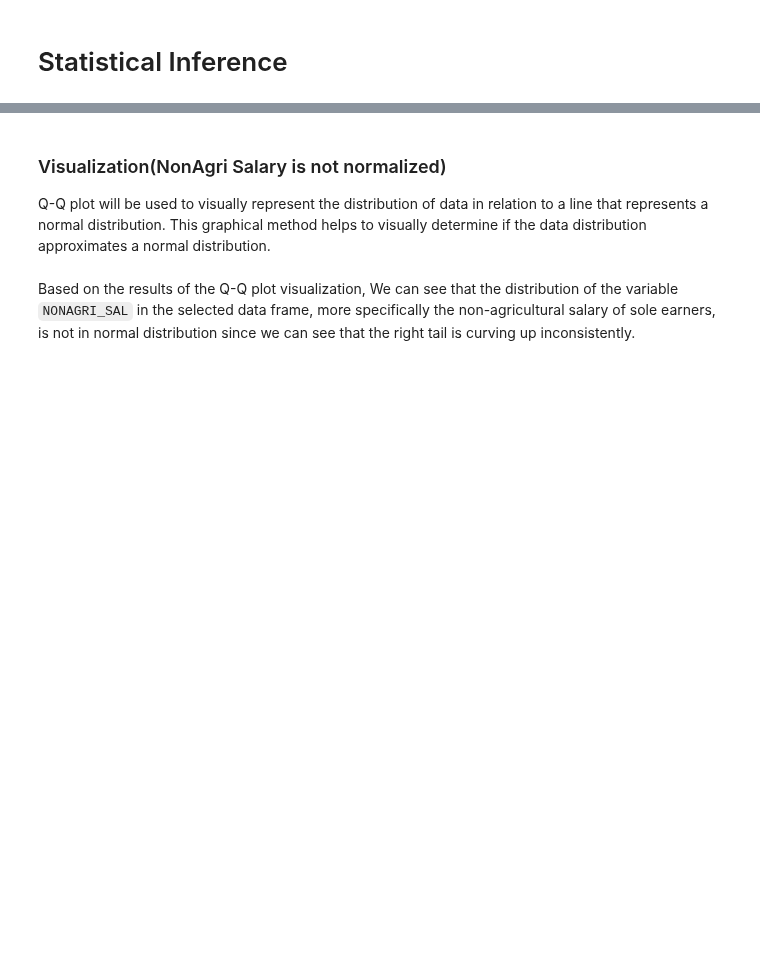
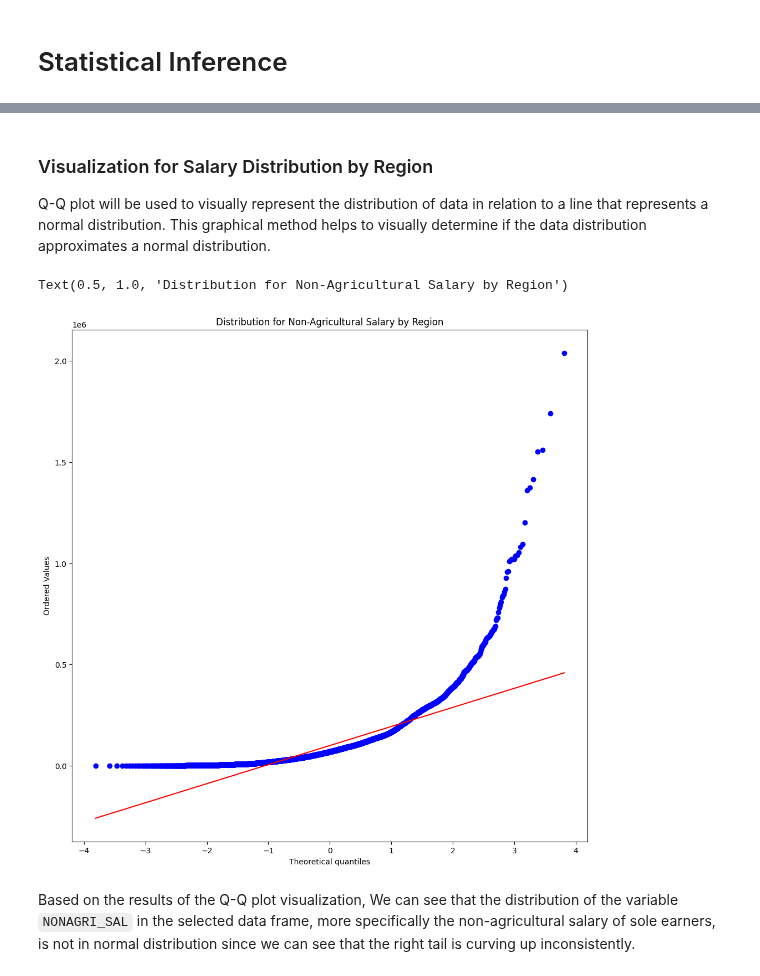
Before and after one commit to chiwasushuba/CSMODEL-Project, a Jupyter notebook: [Phase 2].ipynb, the cells around one changed output, grey strips where cells are left out. Saved outputs shown, nothing was run; the diff lists cells and outputs as text; code cells hidden in the pictures; blank space fills up the shorter version.

```diff
--- a/[Phase 2].ipynb
+++ b/[Phase 2].ipynb
@@ -1258,0 +1257,3 @@ selected_df.head(10)
+# %%
+region_selected_df = selected_df[["W_REGN", "NONAGRI_SAL"]]
+region_selected_df.head()
@@ -1265,11 +1336,15 @@ selected_df.head(10)
 # %% [markdown]
-### Visualization(NonAgri Salary is not normalized)
+### Visualization for Salary Distribution by Region
+
 Q-Q plot will be used to visually represent the distribution of data in relation to a line that represents a normal distribution. This graphical method helps to visually determine if the data distribution approximates a normal distribution.
 # %%
 fig = plt.figure(figsize=(12, 12))
 ax = fig.add_subplot(1, 1, 1)
-non_agri_salary = selected_df["NONAGRI_SAL"]
+non_agri_salary = region_selected_df["NONAGRI_SAL"]
 stats.probplot(non_agri_salary, dist="norm", plot=ax)
-ax.set_title('Distribution for Non-Agricultural Salary')
+ax.set_title('Distribution for Non-Agricultural Salary by Region')
+# %% [output]
+Text(0.5, 1.0, 'Distribution for Non-Agricultural Salary by Region')
+[figure, added]
 # %% [markdown]
 Based on the results of the Q-Q plot visualization, We can see that the distribution of the variable `NONAGRI_SAL` in the selected data frame, more specifically the non-agricultural salary of sole earners, is not in normal distribution since we can see that the right tail is curving up inconsistently.
```
Also changed, not shown: parts of 37 cells of this notebook.
